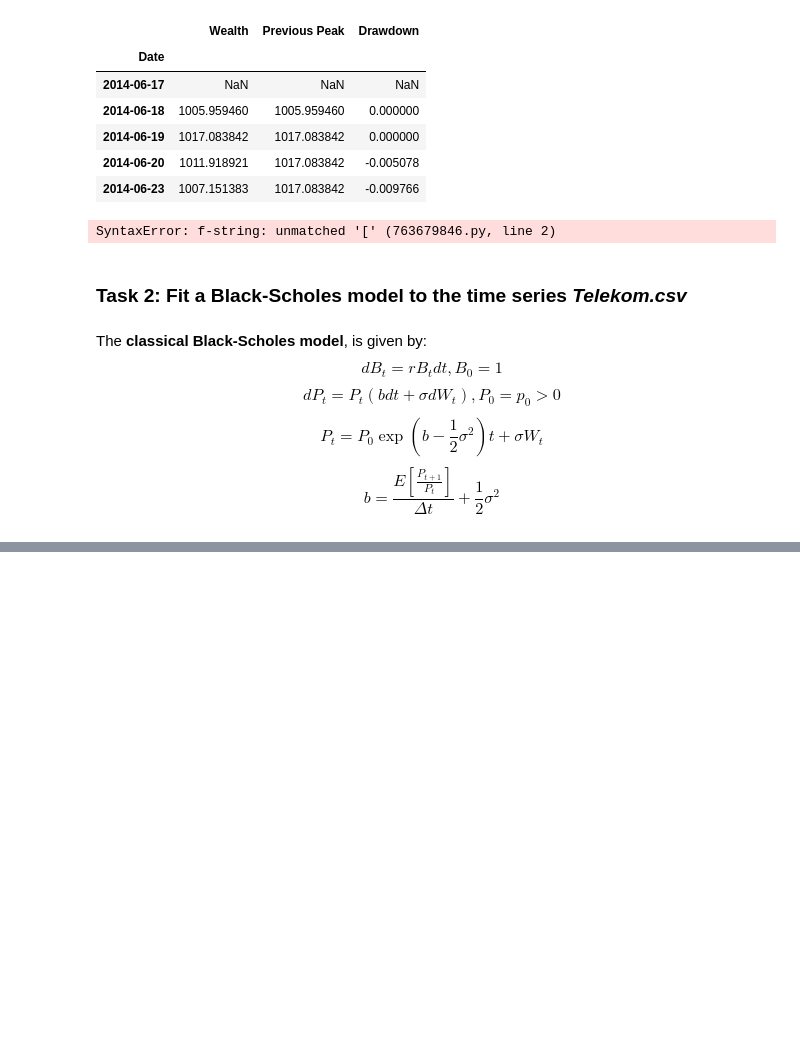
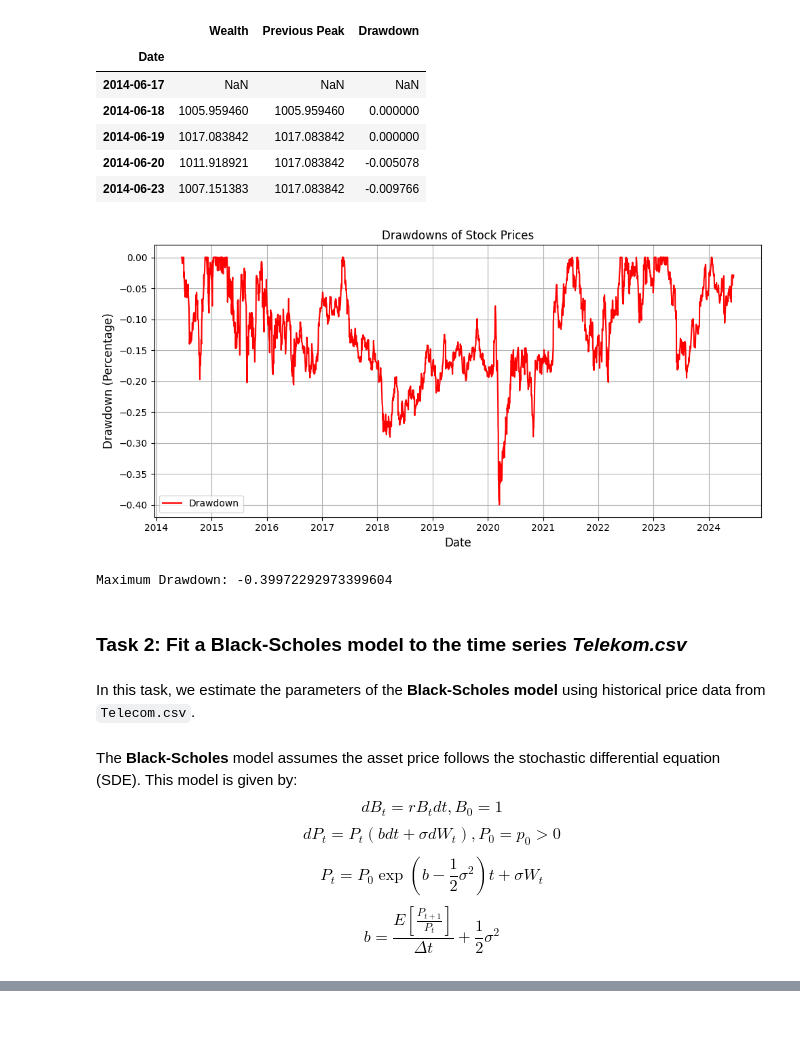
Before and after one commit to manuelgonzalzz/bonus-certificate, a Jupyter notebook: project_grade_extra.ipynb, the cells around one changed output, grey strips where cells are left out. Cells and saved outputs as stored; diff of their text form; code cells hidden in the pictures; blank space fills up the shorter version.

```diff
--- a/project_grade_extra.ipynb
+++ b/project_grade_extra.ipynb
@@ -173,14 +187,26 @@ data_drawdown.head()
 | 2014-06-20 | 1011.918921 | 1017.083842 | -0.005078 |
 | 2014-06-23 | 1007.151383 | 1017.083842 | -0.009766 |
 # %%
-plt.plot(data_drawdown["Drawdown"])
+# Plot with proper labels and style
+plt.figure(figsize=(10, 5))
+plt.plot(data_drawdown.index, data_drawdown["Drawdown"], label="Drawdown", color="red")
+plt.title("Drawdowns of Stock Prices")
+plt.xlabel("Date", fontsize = 12)
+plt.ylabel("Drawdown (Percentage)", fontsize = 12)
+plt.grid(True)
+plt.legend()
+plt.tight_layout()
+plt.show()
 print(f"Maximum Drawdown: {data_drawdown["Drawdown"].min()}")
 # %% [output]
+[figure, added]
-SyntaxError: f-string: unmatched '[' (763679846.py, line 2)
+Maximum Drawdown: -0.39972292973399604
 # %% [markdown]
 ### **Task 2:** Fit a Black-Scholes model to the time series *Telekom.csv*
+# %% [markdown]
+In this task, we estimate the parameters of the **Black-Scholes model** using historical price data from `Telecom.csv`.
 # %% [markdown]
-The **classical Black-Scholes model**, is given by:
+The **Black-Scholes** model assumes the asset price follows the stochastic differential equation (SDE). This model is given by:
 $$
 dB_t = rB_tdt, B_0 =1
 $$
```
Also changed, not shown: parts of 35 cells of this notebook.
